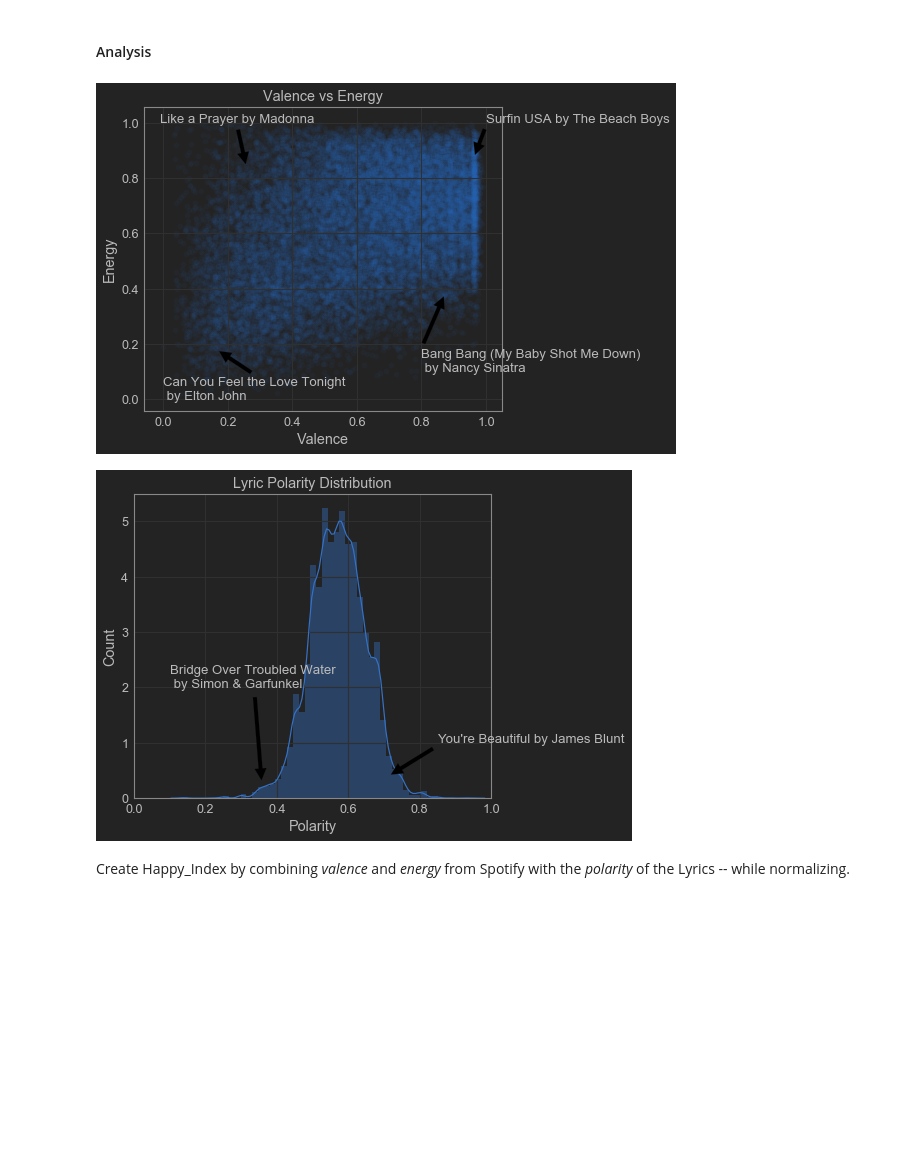
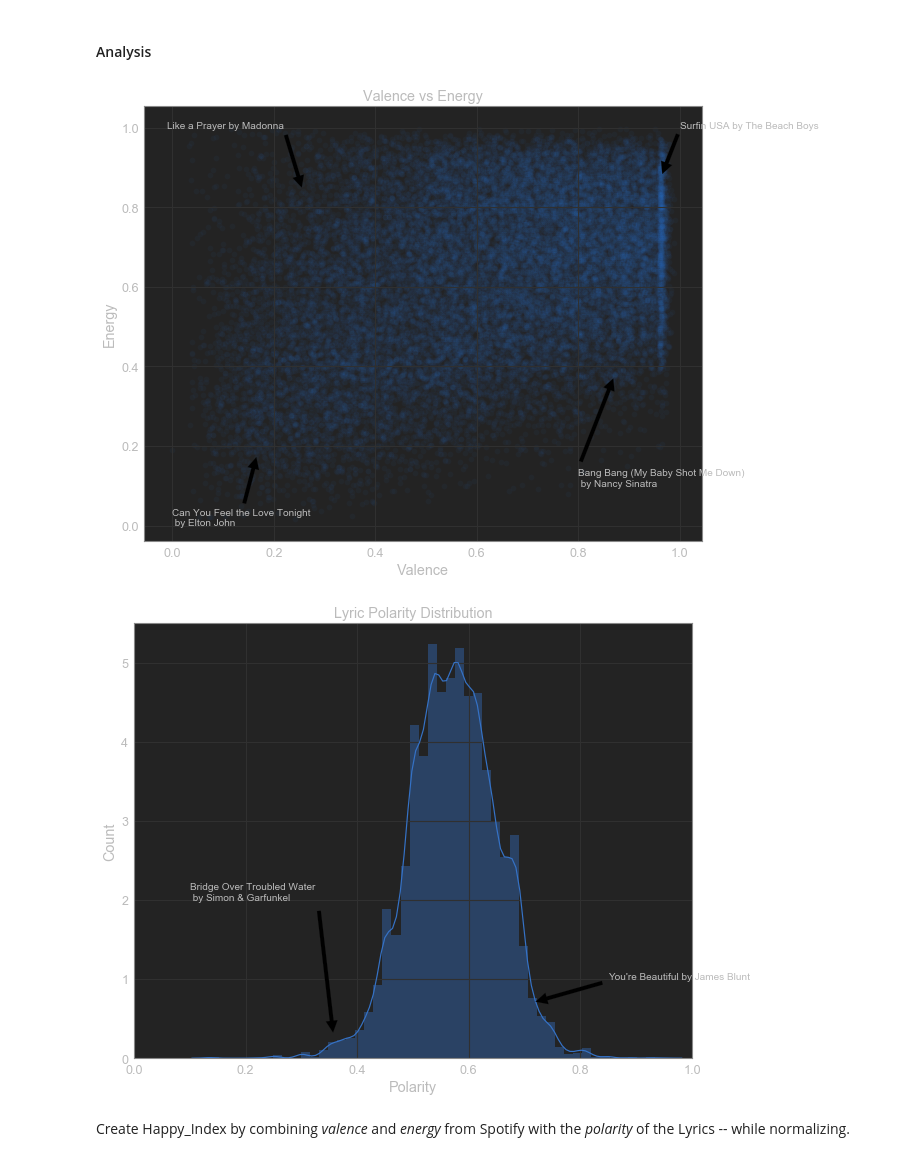
Before and after one commit to akraemer007/what_exactly_are_we_turning_down_for_again, a Jupyter notebook: EDA/eda.ipynb, the cells around one changed output. Cells and saved outputs as stored; diff of their text form; code cells hidden in the pictures; blank space fills up the shorter version.

```diff
--- a/EDA/eda.ipynb
+++ b/EDA/eda.ipynb
@@ -1,11 +1,13 @@
 # %%
 import pandas as pd
 import numpy as np
+import matplotlib
 import matplotlib.pyplot as plt
 from jupyterthemes import jtplot
 import seaborn as sns
 # sns.set(color_codes = True)
 %matplotlib inline
+matplotlib.rcParams['figure.figsize'] = (10, 8)
 # %%
 jtplot.style(theme='monokai')
 # %% [markdown]
@@ -117,7 +119,7 @@ plt.annotate('Can You Feel the Love Tonight \n by Elton John', xy=(0.1670, 0.179
              arrowprops=dict(facecolor='black', shrink=0.05))
 plt.show()
 # %% [output]
-[figure, old version]
+[figure, new version]
 # %%
 # quick_filter(df, (df['polarity'] < .4))
 # Bridge Over Troubled Water \n by Simon & Garfunkel
@@ -127,20 +129,20 @@ plt.show()
 # %%
 sns.distplot(df['polarity']) #kde = False
 plt.title('Lyric Polarity Distribution')
 plt.xlabel('Polarity')
 plt.ylabel('Count')
 plt.xlim(0, 1)
 plt.annotate('Bridge Over Troubled Water \n by Simon & Garfunkel',
              xy=(0.358322, 0.236),
              xytext = (.1, 2),
              arrowprops=dict(facecolor='black', shrink=0.05))
 plt.annotate("You're Beautiful by James Blunt",
-             xy=(0.712690,.4),
+             xy=(0.712690,.7),
              xytext = (.85, 1),
              arrowprops=dict(facecolor='black', shrink=0.05))
 plt.show()
 # %% [output]
-[figure, old version]
+[figure, new version]
 # %% [markdown]
 Create Happy_Index by combining *valence* and *energy* from Spotify with the *polarity* of the Lyrics -- while normalizing.
 # %%
```
Also changed, not shown: parts of 15 cells of this notebook, 1 other file.
